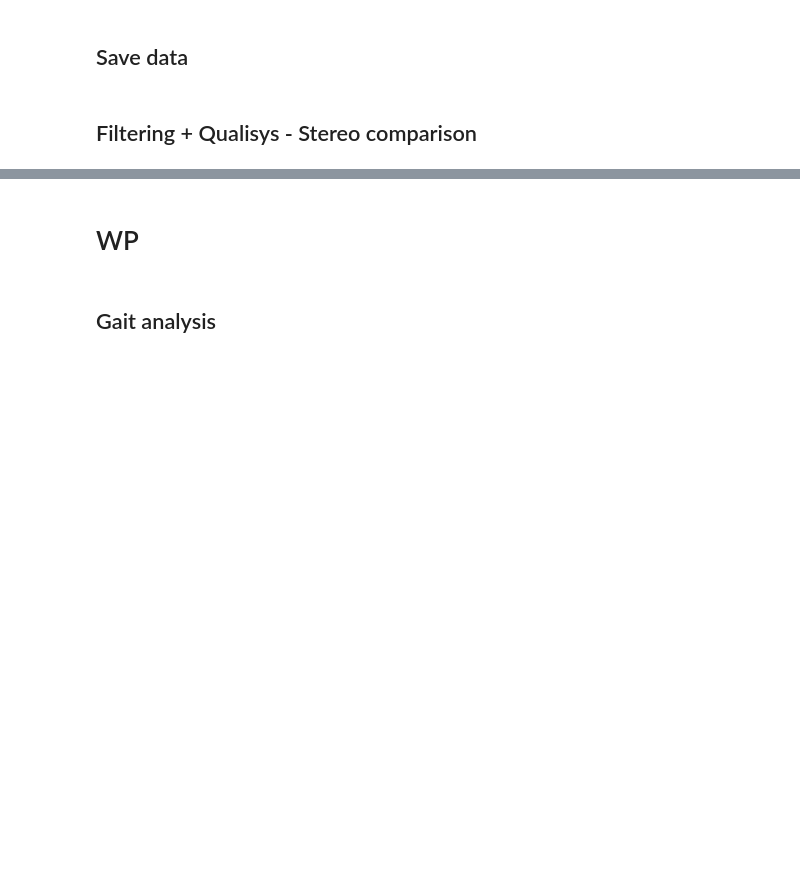
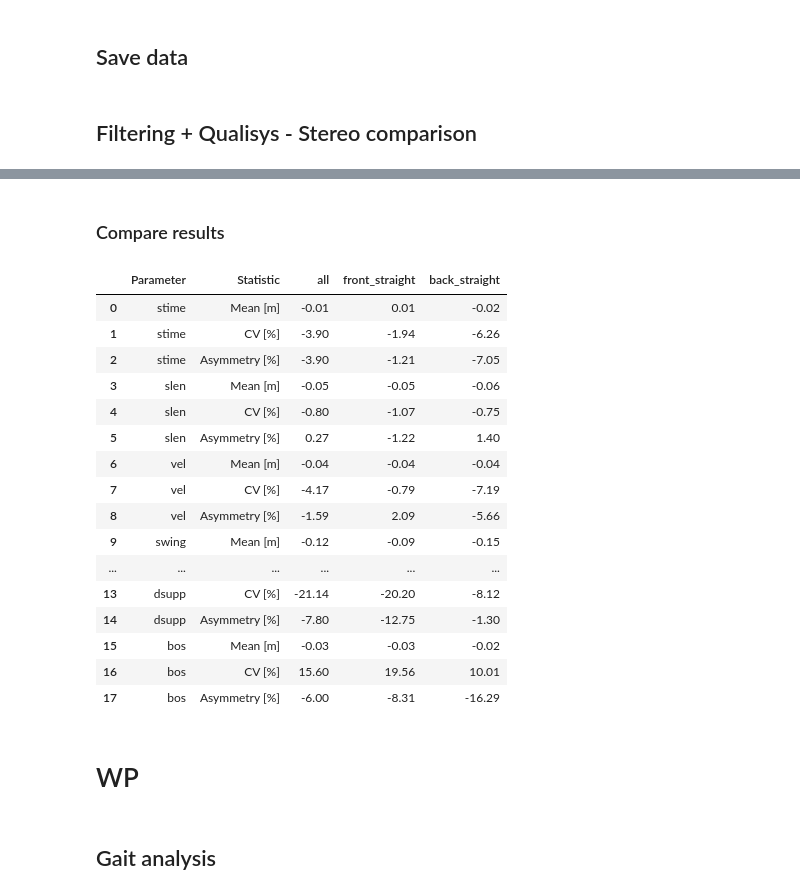
Before and after one commit to MateUnger/StereoVision, a Jupyter notebook: pipeline.ipynb, the cells around one changed output, grey strips where cells are left out. Drawn from its saved outputs; the diff is of its cells as text; code cells hidden in the pictures; blank space fills up the shorter version.

Commit message:
add gait analysis final steps

```diff
--- a/pipeline.ipynb
+++ b/pipeline.ipynb
@@ -18,10 +18,13 @@ import matplotlib.pyplot as plt
 with open('./Util/models.json') as f:
     models = json.load(f)
 
-with open("./Util/properties.json", "r") as json_file:
+with open("./Util/gait_analysis_properties.json", "r") as json_file:
     gait_analysis_properties = json.load(json_file)
+    stereo_analysis_properties = gait_analysis_properties["stereo"]
+    qualysis_analysis_properties = gait_analysis_properties["qualisys"]
 
-%matplotlib ipympl
+
+# %matplotlib ipympl
 # %matplotlib notebook
 # from ipywidgets import interact, interactive, fixed, interact_manual
 # import ipywidgets as widgets
@@ -631,0 +699,8 @@ print(f"Saved 3D keypoints to {save_path}")
+# %%
+qualisys_events = get_gait_events(
+    qualisys_data, qualisys_labels, qualysis_analysis_properties, qualisys_file_path
+)
+qualisys_results = gait_analysis(
+    qualisys_data, qualisys_events, qualisys_labels, qualysis_analysis_properties
+)
+qualisys_result_table, qualisys_result_df = display_results(qualisys_results)
@@ -631,0 +733,8 @@ print(f"Saved 3D keypoints to {save_path}")
+# %%
+stereo_events = get_gait_events(
+    stereo_data, stereo_labels, stereo_analysis_properties, stereo_file_path
+)
+stereo_results = gait_analysis(
+    stereo_data, stereo_events, stereo_labels, stereo_analysis_properties
+)
+stereo_result_table,stereo_result_df = display_results(stereo_results)
@@ -632,3 +781,29 @@ print(f"Saved 3D keypoints to {save_path}")
+# %% [markdown]
+### Compare results
+# %%
+diff = qualisys_result_df[["all","front_straight","back_straight"]]-stereo_result_df[["all","front_straight","back_straight"]]
+diff["Parameter"] = qualisys_result_df["Parameter"]
+diff["Statistic"] = qualisys_result_df["Statistic"]
+diff = diff[["Parameter", "Statistic", "all", "front_straight", "back_straight"]]
+diff.round(3)
+# %% [output]
+|  | Parameter | Statistic | all | front_straight | back_straight |
+| 0 | stime | Mean [m] | -0.01 | 0.01 | -0.02 |
+| 1 | stime | CV [%] | -3.90 | -1.94 | -6.26 |
+| 2 | stime | Asymmetry [%] | -3.90 | -1.21 | -7.05 |
+| 3 | slen | Mean [m] | -0.05 | -0.05 | -0.06 |
+| 4 | slen | CV [%] | -0.80 | -1.07 | -0.75 |
+| 5 | slen | Asymmetry [%] | 0.27 | -1.22 | 1.40 |
+| 6 | vel | Mean [m] | -0.04 | -0.04 | -0.04 |
+| 7 | vel | CV [%] | -4.17 | -0.79 | -7.19 |
+| 8 | vel | Asymmetry [%] | -1.59 | 2.09 | -5.66 |
+| 9 | swing | Mean [m] | -0.12 | -0.09 | -0.15 |
+| ... | ... | ... | ... | ... | ... |
+| 13 | dsupp | CV [%] | -21.14 | -20.20 | -8.12 |
+| 14 | dsupp | Asymmetry [%] | -7.80 | -12.75 | -1.30 |
+| 15 | bos | Mean [m] | -0.03 | -0.03 | -0.02 |
+| 16 | bos | CV [%] | 15.60 | 19.56 | 10.01 |
+| 17 | bos | Asymmetry [%] | -6.00 | -8.31 | -16.29 |
 # %% [markdown]
 # WP
 # %% [markdown]
```
Also changed, not shown: parts of 25 cells of this notebook, 8 other files.
